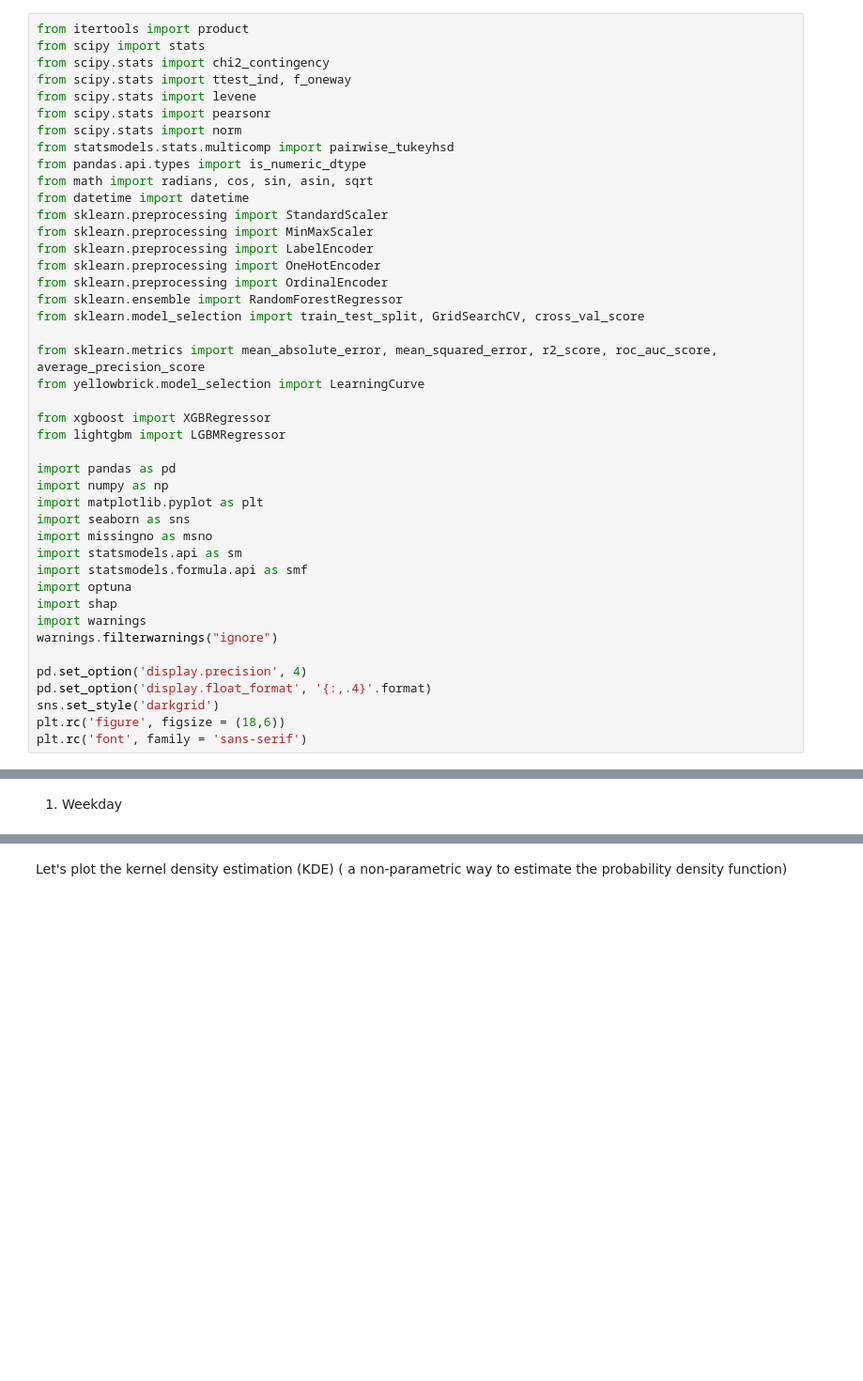
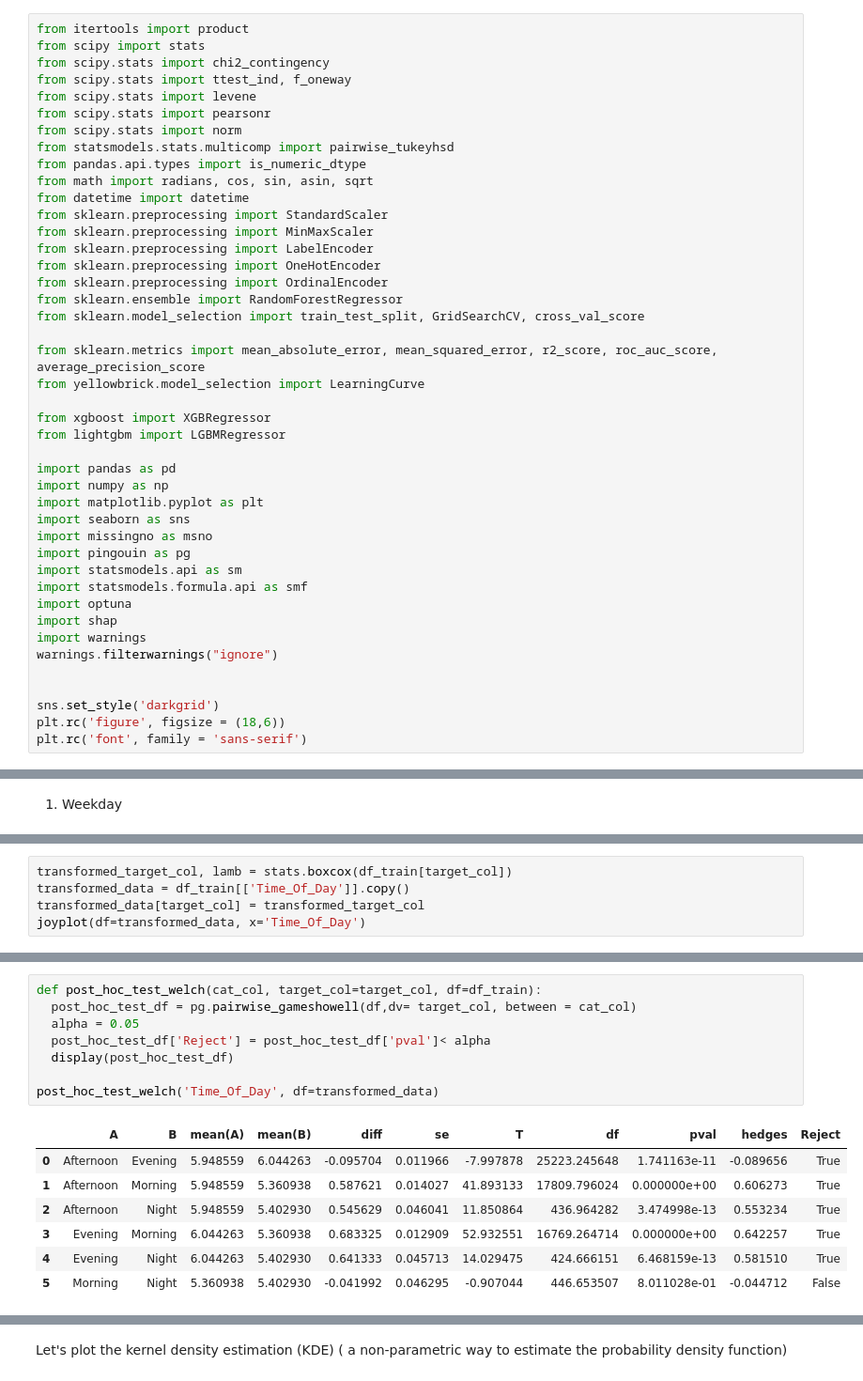
Before and after one commit to songthao1610/Food-Delivery-Time-Prediction, a Jupyter notebook: official_notebook.ipynb, the cells around one changed output, grey strips where cells are left out. Shown at 94% size. Cells and saved outputs as stored; diff of their text form; blank space fills up the shorter version.

```diff
--- a/official_notebook.ipynb
+++ b/official_notebook.ipynb
@@ -31,6 +31,7 @@ import numpy as np
 import matplotlib.pyplot as plt
 import seaborn as sns
 import missingno as msno
+import pingouin as pg
 import statsmodels.api as sm
 import statsmodels.formula.api as smf
 import optuna
@@ -38,8 +39,7 @@ import shap
 import warnings
 warnings.filterwarnings("ignore")
 
-pd.set_option('display.precision', 4)
-pd.set_option('display.float_format', '{:,.4}'.format)
+
 sns.set_style('darkgrid')
 plt.rc('figure', figsize = (18,6))
 plt.rc('font', family = 'sans-serif')
@@ -710,0 +774,5 @@ Index(['Delivery_person_Age', 'Delivery_person_Ratings', 'Restaurant_latitude',
+# %%
+transformed_target_col, lamb = stats.boxcox(df_train[target_col])
+transformed_data = df_train[['Time_Of_Day']].copy()
+transformed_data[target_col] = transformed_target_col
+joyplot(df=transformed_data, x='Time_Of_Day')
@@ -710,0 +815,16 @@ Index(['Delivery_person_Age', 'Delivery_person_Ratings', 'Restaurant_latitude',
+# %%
+def post_hoc_test_welch(cat_col, target_col=target_col, df=df_train):
+  post_hoc_test_df = pg.pairwise_gameshowell(df,dv= target_col, between = cat_col)
+  alpha = 0.05
+  post_hoc_test_df['Reject'] = post_hoc_test_df['pval']< alpha
+  display(post_hoc_test_df)
+
+post_hoc_test_welch('Time_Of_Day', df=transformed_data)
+# %% [output]
+|  | A | B | mean(A) | mean(B) | diff | se | T | df | pval | hedges | Reject |
+| 0 | Afternoon | Evening | 5.948559 | 6.044263 | -0.095704 | 0.011966 | -7.997878 | 25223.245648 | 1.741163e-11 | -0.089656 | True |
+| 1 | Afternoon | Morning | 5.948559 | 5.360938 | 0.587621 | 0.014027 | 41.893133 | 17809.796024 | 0.000000e+00 | 0.606273 | True |
+| 2 | Afternoon | Night | 5.948559 | 5.402930 | 0.545629 | 0.046041 | 11.850864 | 436.964282 | 3.474998e-13 | 0.553234 | True |
+| 3 | Evening | Morning | 6.044263 | 5.360938 | 0.683325 | 0.012909 | 52.932551 | 16769.264714 | 0.000000e+00 | 0.642257 | True |
+| 4 | Evening | Night | 6.044263 | 5.402930 | 0.641333 | 0.045713 | 14.029475 | 424.666151 | 6.468159e-13 | 0.581510 | True |
+| 5 | Morning | Night | 5.360938 | 5.402930 | -0.041992 | 0.046295 | -0.907044 | 446.653507 | 8.011028e-01 | -0.044712 | False |
```
Also changed, not shown: parts of 152 cells of this notebook.
